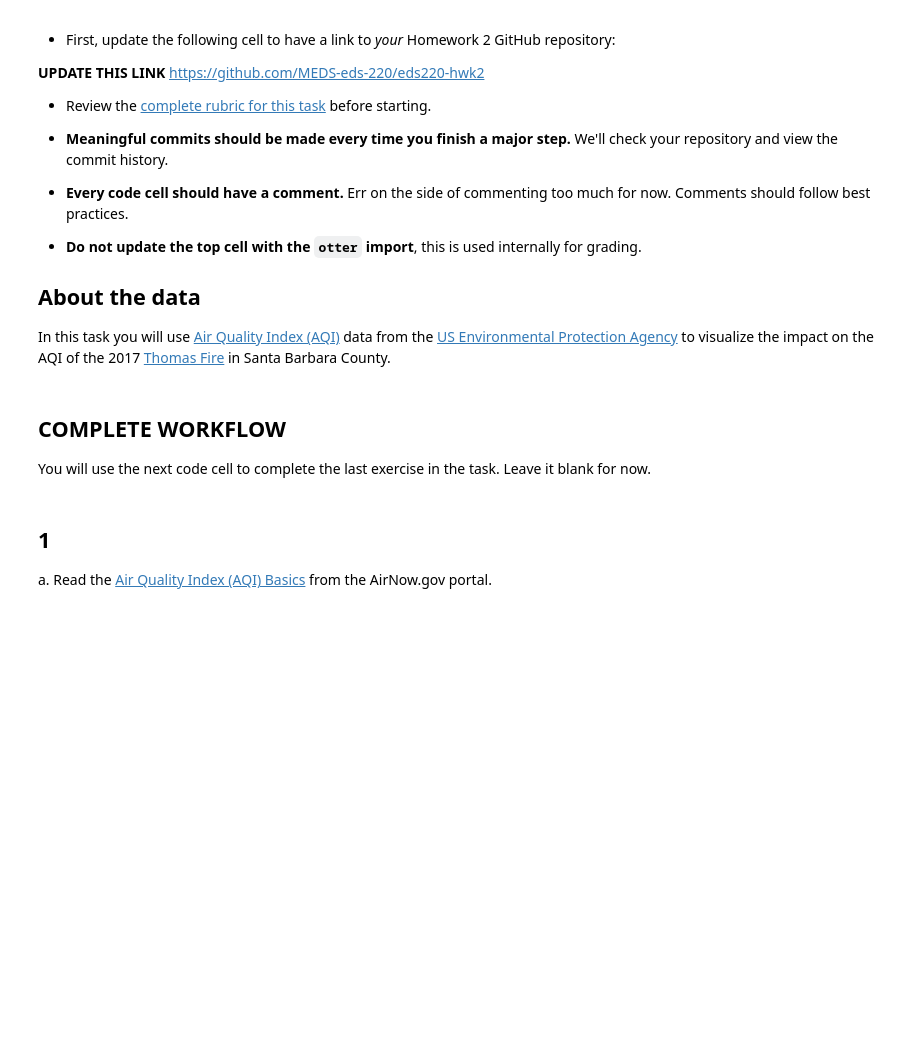
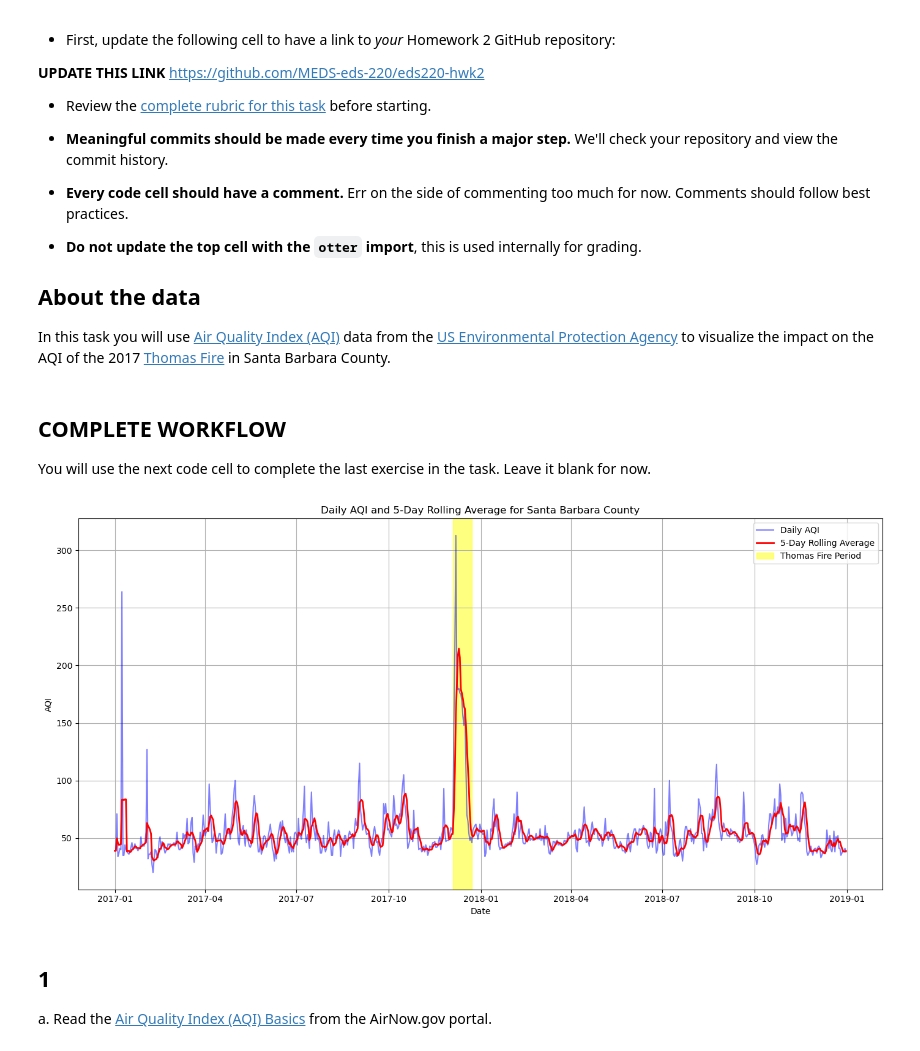
Before and after one commit to llumj/eds220-hwk2, a Jupyter notebook: hwk2-task3-aqi-Mull.ipynb, the cells around one changed output. Saved outputs shown, nothing was run; the diff lists cells and outputs as text; code cells hidden in the pictures; blank space fills up the shorter version.

```diff
--- a/hwk2-task3-aqi-Mull.ipynb
+++ b/hwk2-task3-aqi-Mull.ipynb
@@ -33,3 +31,81 @@ import pandas as pd
+# %%
+# Import libraries
+import pandas as pd
+import matplotlib.pyplot as plt
+
+# Read in data, use compression = 'zip' for the ZIP file
+aqi_17 = pd.read_csv('https://aqs.epa.gov/aqsweb/airdata/daily_aqi_by_county_2017.zip', compression = 'zip')
+aqi_18 = pd.read_csv('https://aqs.epa.gov/aqsweb/airdata/daily_aqi_by_county_2018.zip', compression = 'zip')
+
+# Do some data exploration
+aqi_17.columns
+aqi_18.columns
+aqi_17.dtypes
+aqi_18.dtypes
+aqi_17.shape
+aqi_18.shape
+aqi_17.isnull().sum()
+aqi_18.isnull().sum()
+
+# Use .concat to glue the data frames togehter, ave it as variable aqi
+aqi = pd.concat([aqi_17, aqi_18])
+
+# Check the output
+aqi
+
+
+# Simplify column names
+aqi.columns = (aqi.columns
+                  .str.lower()
+                  .str.replace(' ','_')
+                )
+
+# Check the output
+aqi.columns
+
+# Filter by county is equal to Santa Barbara, save as variable aqi_sb, use .drop to remove the columns listed above from the aqi_sb data frame
+aqi_sb = aqi[aqi['county_name'] == 'Santa Barbara'].drop(['state_name',
+                                                          'county_name',
+                                                          'state_code',
+                                                          'county_code'], axis = 1)
+
+# Use pd.to_datetime to change the 'date' column in the aqi_sb data frame
+aqi_sb.date = pd.to_datetime(aqi_sb['date'])
+
+
+# Use set_index to make the 'date' column the index
+aqi_sb = aqi_sb.set_index('date')
+
+
+# Calculate AQI rolling average over 5 days
+rolling_average = aqi_sb['aqi'].rolling('5D').mean()
+
+# Call previous variable rolling_average and save it to a new column named five_day_average in the aqi_sb data frame
+aqi_sb['five_day_average'] = rolling_average
+
+# Check for the new column in the head
+aqi_sb.head()
+
+# Create the plot
+plt.figure(figsize=(14, 7))
+plt.plot(aqi_sb.index, aqi_sb['aqi'], label='Daily AQI', color='blue', alpha=0.5)
+plt.plot(aqi_sb.index, rolling_average, label='5-Day Rolling Average', color='red', linewidth=2)
+
+# Highlight the period of the Thomas Fire in December 2017
+plt.axvspan(pd.Timestamp('2017-12-04'), pd.Timestamp('2017-12-23'), color='yellow', alpha=0.5, label='Thomas Fire Period')
+
+# Add titles and labels
+plt.title('Daily AQI and 5-Day Rolling Average for Santa Barbara County')
+plt.xlabel('Date')
+plt.ylabel('AQI')
+plt.legend()
+plt.grid(True)
+
+# Show the plot
+plt.tight_layout()
+plt.show()
+# %% [output]
+[figure, added]
 # %% [markdown]
 ## 1
 
```
Also changed, not shown: parts of 18 cells of this notebook, 3 other files.
